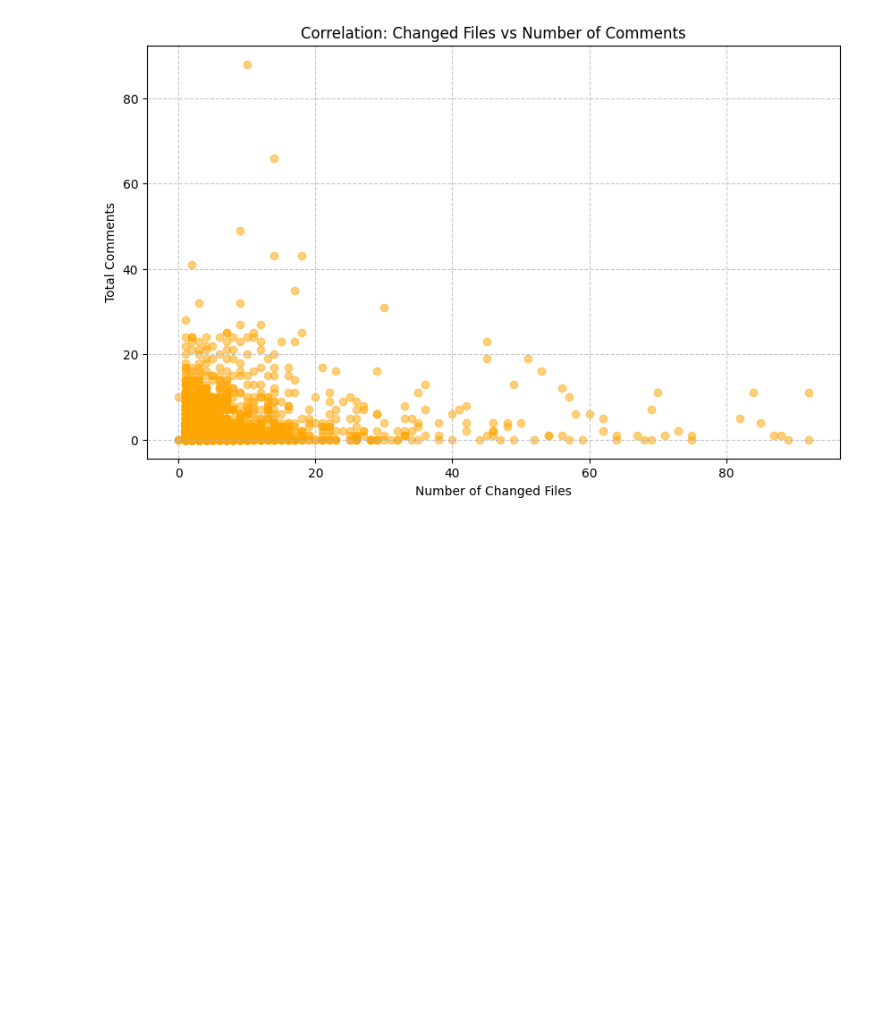
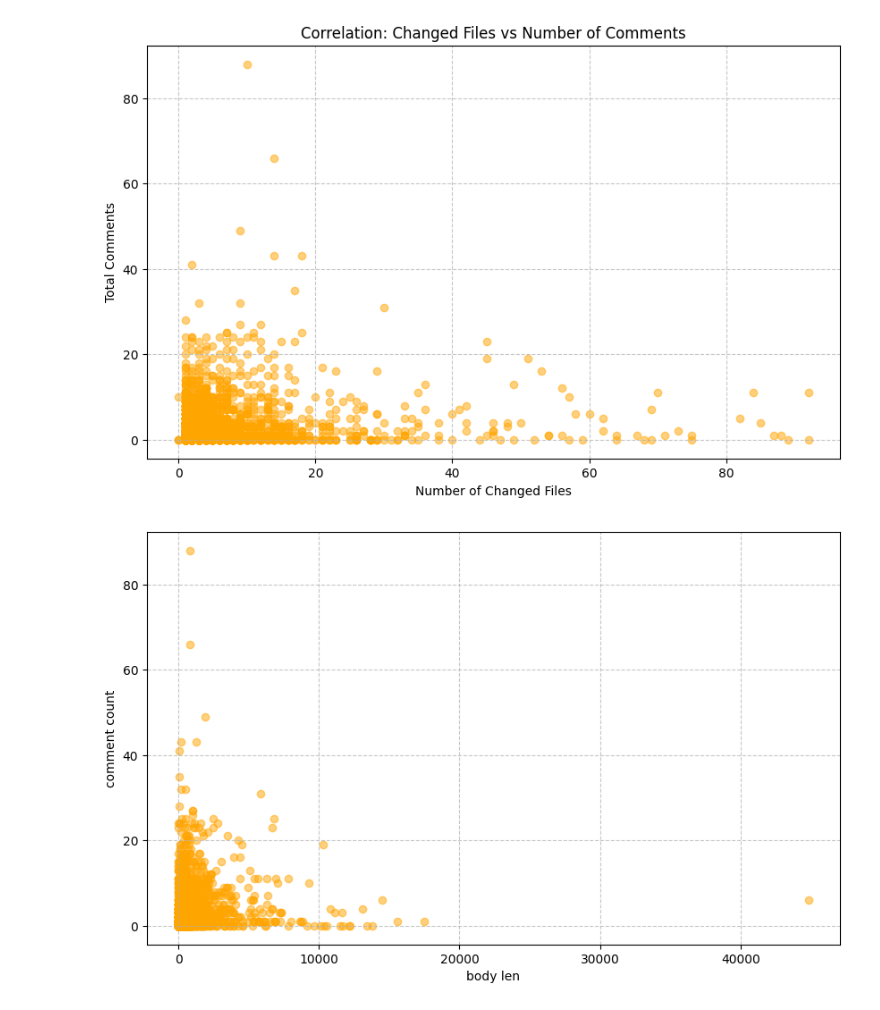
Before and after one commit to user3polarjet/masters_second_semester_software_engineering_methodology, a Jupyter notebook: lab1/main.ipynb, the cells around one changed output. Cells and saved outputs as stored; diff of their text form; code cells hidden in the pictures; blank space fills up the shorter version.

```diff
--- a/lab1/main.ipynb
+++ b/lab1/main.ipynb
@@ -316,3 +102,18 @@ plt.show()
 Кореляція (Size vs Density): -0.1511 (p-value: 4.7187e-15)
 Кореляція (Files vs Comments): 0.1053 (p-value: 2.7338e-08)
 [figure]
+# %%
+pr_body_lens: list[int] = []
+pr_comments_counts: list[int] = []
+for pr in ser_prs.prs:
+    pr_body_lens.append(len(pr.body))
+    pr_comments_counts.append(len(pr.comments))
+
+plt.figure(figsize=(10, 6))
+plt.scatter(pr_body_lens, pr_comments_counts, alpha=0.5, color='orange')
+plt.xlabel('body len')
+plt.ylabel('comment count')
+plt.grid(True, linestyle='--', alpha=0.7)
+plt.show()
+# %% [output]
+[figure, added]
```
Also changed, not shown: parts of 5 cells of this notebook, 4 other files.
